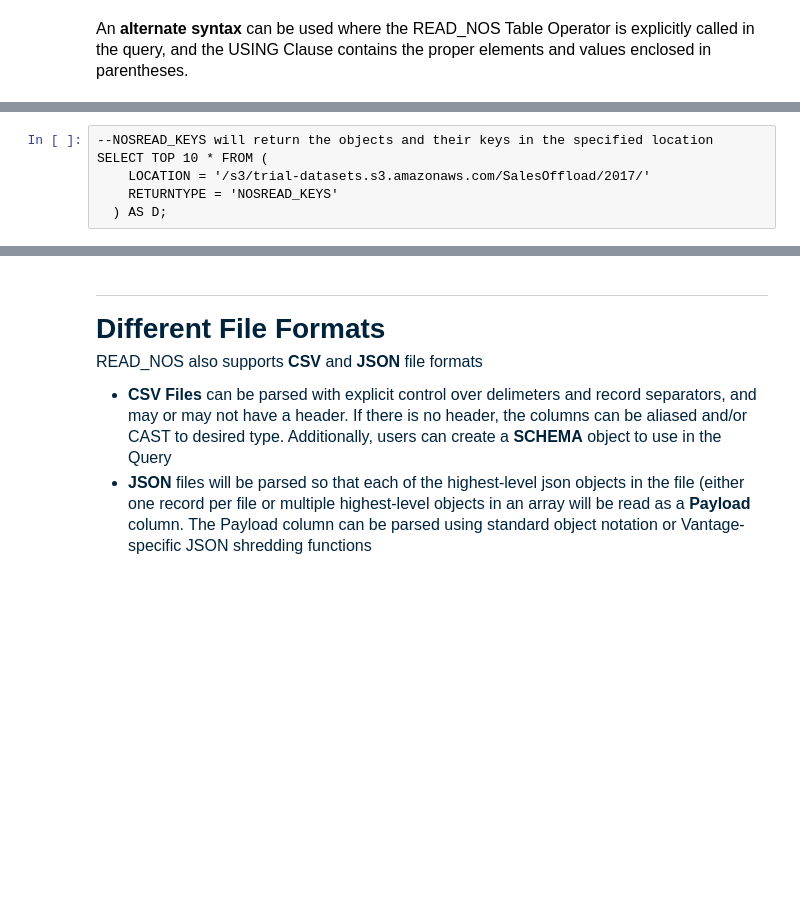
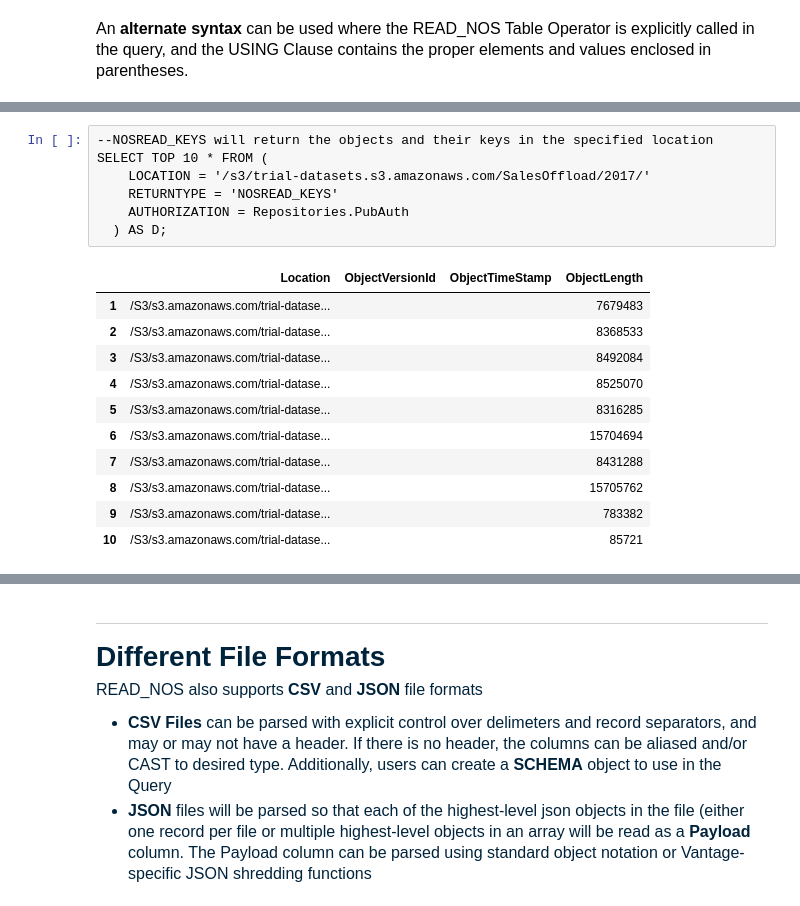
Before and after one commit to Teradata/lake-demos, a Jupyter notebook: Fundamentals/Native-Object-Store/NOS_Fundamentals_SQL.ipynb, the cells around one changed output, grey strips where cells are left out. Drawn from its saved outputs; the diff is of its cells as text; blank space fills up the shorter version.

```diff
--- a/Fundamentals/Native-Object-Store/NOS_Fundamentals_SQL.ipynb
+++ b/Fundamentals/Native-Object-Store/NOS_Fundamentals_SQL.ipynb
@@ -76,9 +114,22 @@ SELECT TOP 10 * FROM READ_NOS(
 # %%
 --NOSREAD_KEYS will return the objects and their keys in the specified location
 SELECT TOP 10 * FROM (
     LOCATION = '/s3/trial-datasets.s3.amazonaws.com/SalesOffload/2017/'
     RETURNTYPE = 'NOSREAD_KEYS'
+    AUTHORIZATION = Repositories.PubAuth
   ) AS D;
+# %% [output]
+|  | Location | ObjectVersionId | ObjectTimeStamp | ObjectLength |
+| 1 | /S3/s3.amazonaws.com/trial-datase... |  |  | 7679483 |
+| 2 | /S3/s3.amazonaws.com/trial-datase... |  |  | 8368533 |
+| 3 | /S3/s3.amazonaws.com/trial-datase... |  |  | 8492084 |
+| 4 | /S3/s3.amazonaws.com/trial-datase... |  |  | 8525070 |
+| 5 | /S3/s3.amazonaws.com/trial-datase... |  |  | 8316285 |
+| 6 | /S3/s3.amazonaws.com/trial-datase... |  |  | 15704694 |
+| 7 | /S3/s3.amazonaws.com/trial-datase... |  |  | 8431288 |
+| 8 | /S3/s3.amazonaws.com/trial-datase... |  |  | 15705762 |
+| 9 | /S3/s3.amazonaws.com/trial-datase... |  |  | 783382 |
+| 10 | /S3/s3.amazonaws.com/trial-datase... |  |  | 85721 |
 # %%
 --NOSREAD_SCHEMA will attempt to read the schema of the files
 SELECT  * FROM (
```
Also changed, not shown: parts of 12 cells of this notebook.
